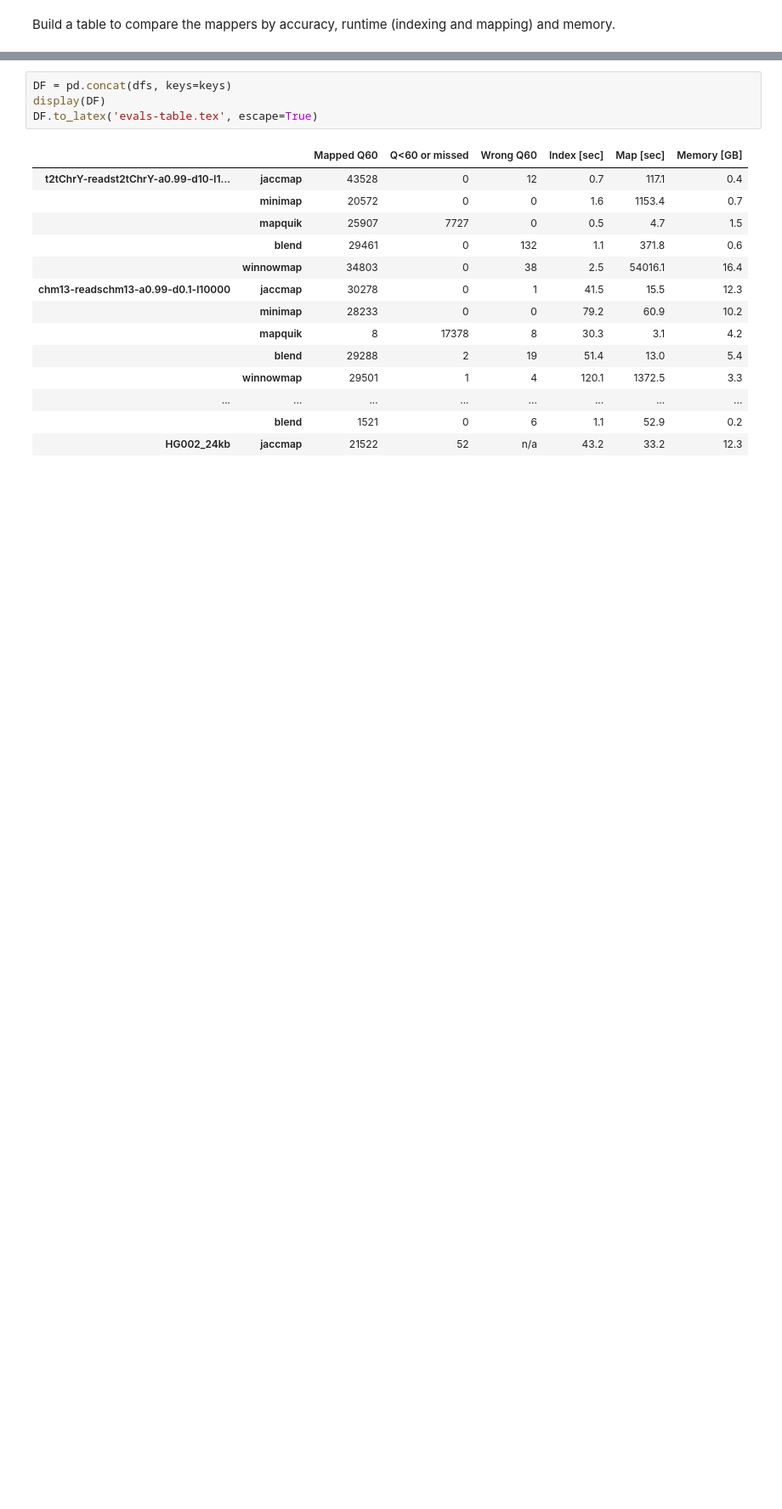
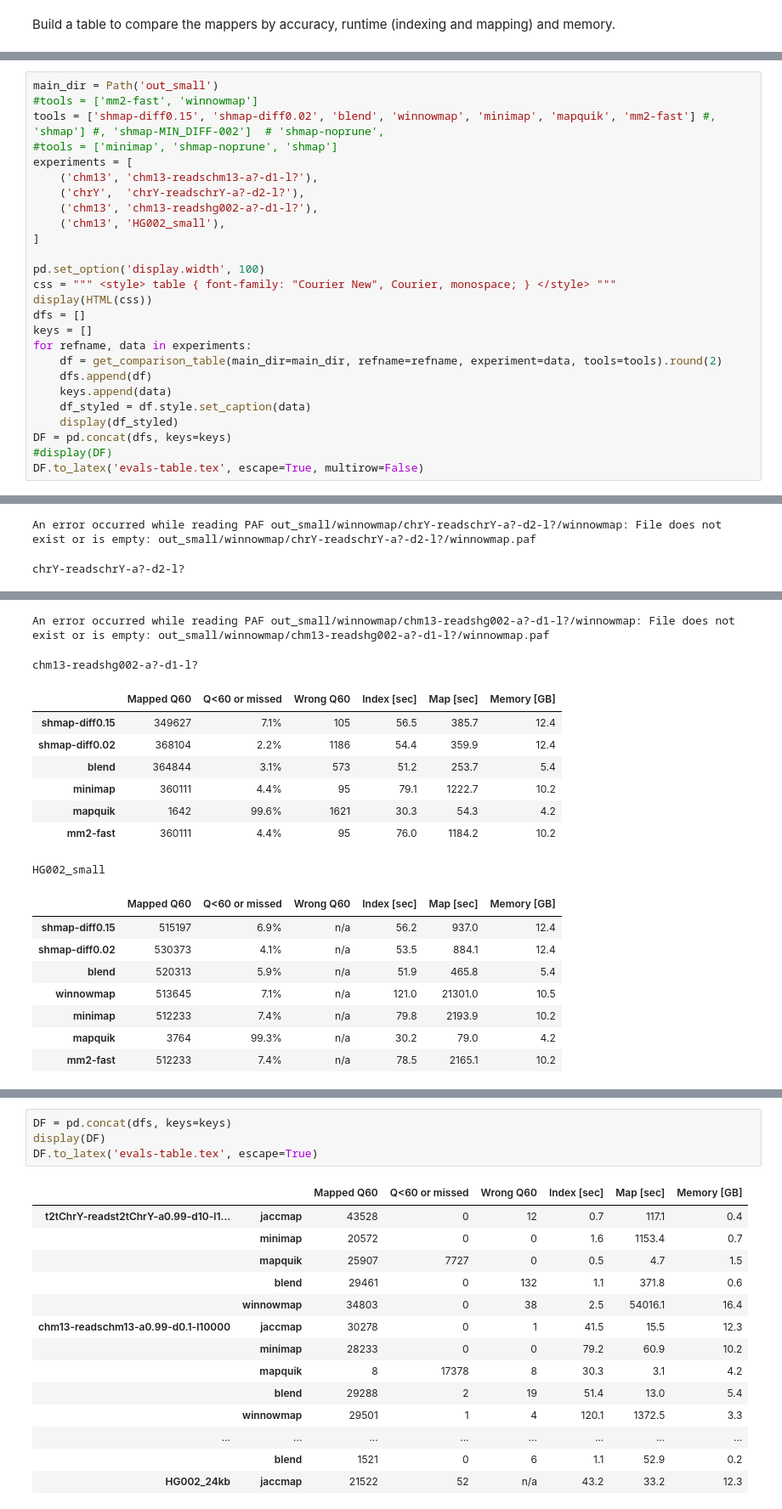
Before and after one commit to pesho-ivanov/shmap, a Jupyter notebook: evals/compare.ipynb, the cells around one changed output, grey strips where cells are left out. Shown at 85% size. Cells and saved outputs as stored; diff of their text form; blank space fills up the shorter version.

Commit message:
last experiments

```diff
--- a/evals/compare.ipynb
+++ b/evals/compare.ipynb
@@ -262,0 +229,27 @@ HG002_24kb_10G
+# %%
+main_dir = Path('out_small')
+#tools = ['mm2-fast', 'winnowmap']
+tools = ['shmap-diff0.15', 'shmap-diff0.02', 'blend', 'winnowmap', 'minimap', 'mapquik', 'mm2-fast'] #, 'shmap'] #, 'shmap-MIN_DIFF-002']  # 'shmap-noprune',
+#tools = ['minimap', 'shmap-noprune', 'shmap']
+experiments = [
+    ('chm13', 'chm13-readschm13-a?-d1-l?'),
+    ('chrY',  'chrY-readschrY-a?-d2-l?'),
+    ('chm13', 'chm13-readshg002-a?-d1-l?'),
+    ('chm13', 'HG002_small'),
+]
+
+pd.set_option('display.width', 100)
+css = """ <style> table { font-family: "Courier New", Courier, monospace; } </style> """
+display(HTML(css))
+dfs = []
+keys = []
+for refname, data in experiments:
+    df = get_comparison_table(main_dir=main_dir, refname=refname, experiment=data, tools=tools).round(2)
+    dfs.append(df)
+    keys.append(data)
+    df_styled = df.style.set_caption(data)
+    display(df_styled)
+DF = pd.concat(dfs, keys=keys)
+#display(DF)
+DF.to_latex('evals-table.tex', escape=True, multirow=False)
+# %% [output]
@@ -262,0 +266,2 @@ HG002_24kb_10G
+An error occurred while reading PAF out_small/winnowmap/chrY-readschrY-a?-d2-l?/winnowmap: File does not exist or is empty: out_small/winnowmap/chrY-readschrY-a?-d2-l?/winnowmap.paf
+chrY-readschrY-a?-d2-l?
@@ -263,3 +275,21 @@ HG002_24kb_10G
+An error occurred while reading PAF out_small/winnowmap/chm13-readshg002-a?-d1-l?/winnowmap: File does not exist or is empty: out_small/winnowmap/chm13-readshg002-a?-d1-l?/winnowmap.paf
+chm13-readshg002-a?-d1-l?
+|  | Mapped Q60 | Q<60 or missed | Wrong Q60 | Index [sec] | Map [sec] | Memory [GB] |
+| shmap-diff0.15 | 349627 | 7.1% | 105 | 56.5 | 385.7 | 12.4 |
+| shmap-diff0.02 | 368104 | 2.2% | 1186 | 54.4 | 359.9 | 12.4 |
+| blend | 364844 | 3.1% | 573 | 51.2 | 253.7 | 5.4 |
+| minimap | 360111 | 4.4% | 95 | 79.1 | 1222.7 | 10.2 |
+| mapquik | 1642 | 99.6% | 1621 | 30.3 | 54.3 | 4.2 |
+| mm2-fast | 360111 | 4.4% | 95 | 76.0 | 1184.2 | 10.2 |
+HG002_small
+|  | Mapped Q60 | Q<60 or missed | Wrong Q60 | Index [sec] | Map [sec] | Memory [GB] |
+| shmap-diff0.15 | 515197 | 6.9% | n/a | 56.2 | 937.0 | 12.4 |
+| shmap-diff0.02 | 530373 | 4.1% | n/a | 53.5 | 884.1 | 12.4 |
+| blend | 520313 | 5.9% | n/a | 51.9 | 465.8 | 5.4 |
+| winnowmap | 513645 | 7.1% | n/a | 121.0 | 21301.0 | 10.5 |
+| minimap | 512233 | 7.4% | n/a | 79.8 | 2193.9 | 10.2 |
+| mapquik | 3764 | 99.3% | n/a | 30.2 | 79.0 | 4.2 |
+| mm2-fast | 512233 | 7.4% | n/a | 78.5 | 2165.1 | 10.2 |
 # %%
 def highlight_max(s):
     is_max = s == s.max()
```
Also changed, not shown: parts of 4 cells of this notebook, 3 other files.
